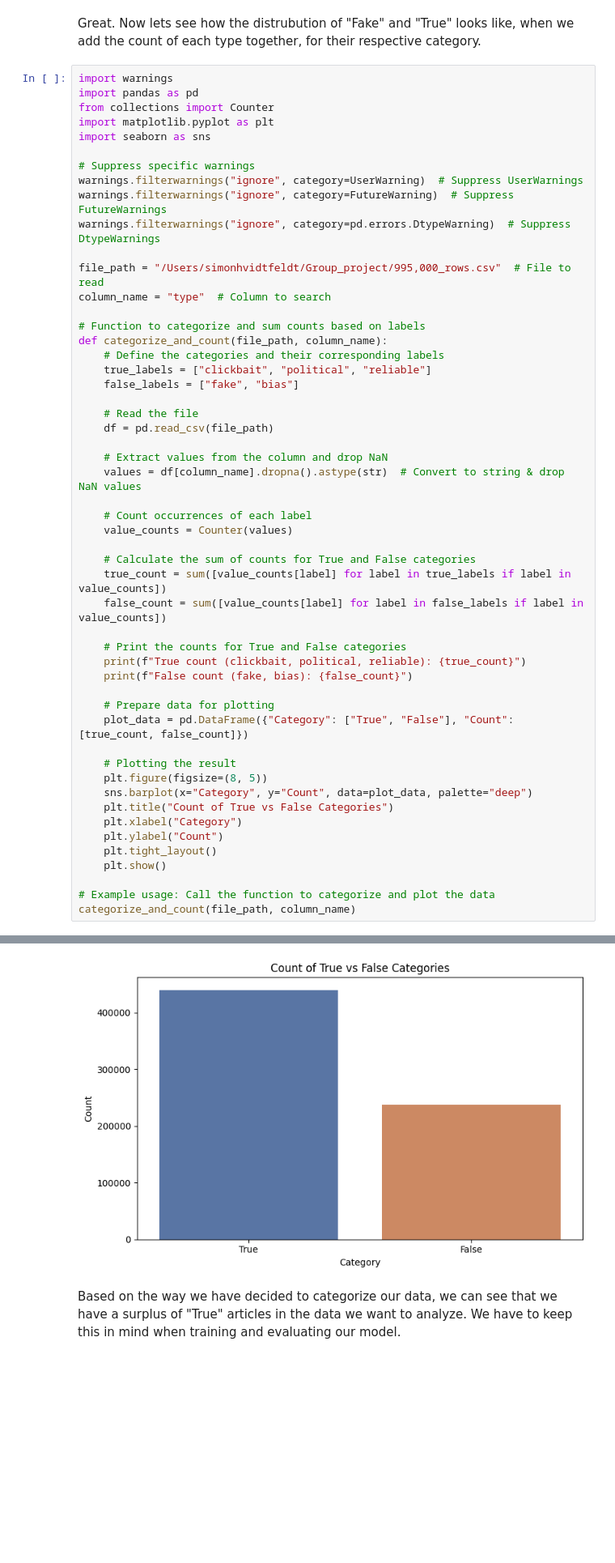
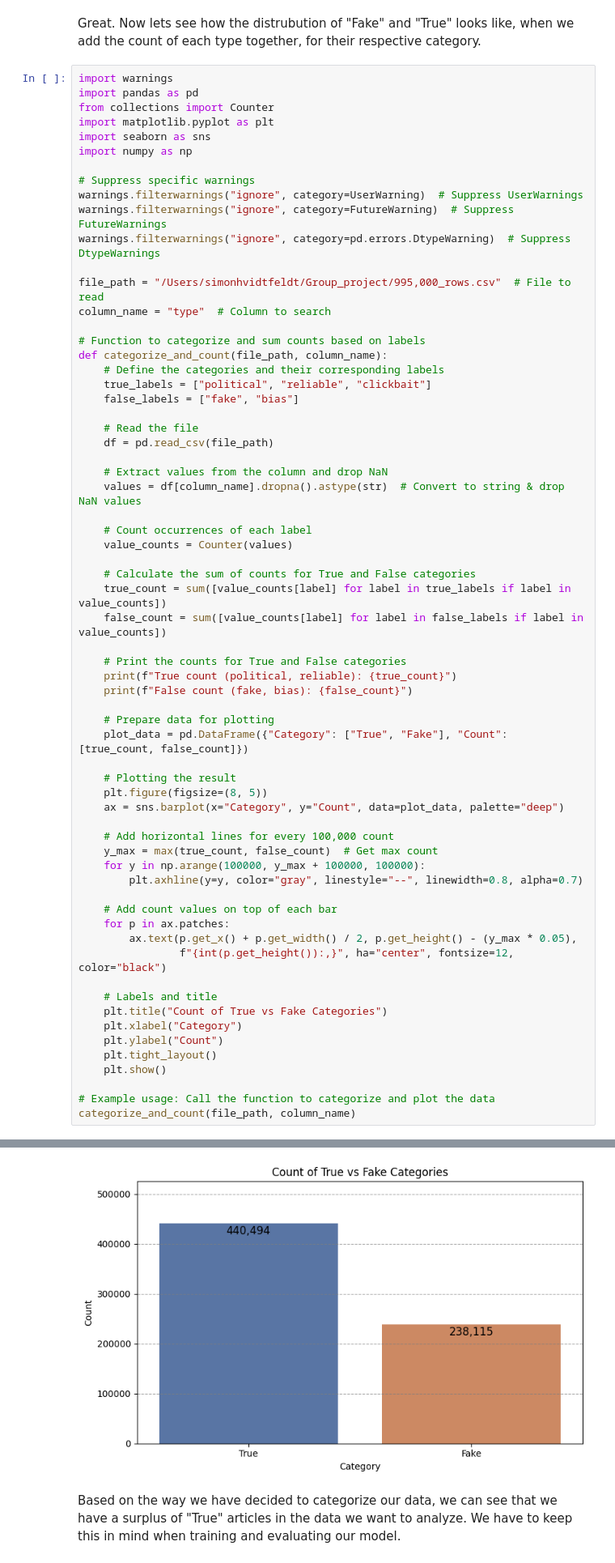
Before and after one commit to Simo259k/DS-Fake-News-Project, a Jupyter notebook: Part 2/Task_0.ipynb, the cells around one changed output, grey strips where cells are left out. Shown at 81% size. Cells and saved outputs as stored; diff of their text form; blank space fills up the shorter version.

```diff
--- a/Part 2/Task_0.ipynb
+++ b/Part 2/Task_0.ipynb
@@ -171,6 +171,7 @@ import pandas as pd
 from collections import Counter
 import matplotlib.pyplot as plt
 import seaborn as sns
+import numpy as np
 
 # Suppress specific warnings
 warnings.filterwarnings("ignore", category=UserWarning)  # Suppress UserWarnings
@@ -183,7 +184,7 @@ column_name = "type"  # Column to search
 # Function to categorize and sum counts based on labels
 def categorize_and_count(file_path, column_name):
     # Define the categories and their corresponding labels
-    true_labels = ["clickbait", "political", "reliable"]
+    true_labels = ["political", "reliable", "clickbait"]
     false_labels = ["fake", "bias"]
 
     # Read the file
@@ -200,16 +201,28 @@ def categorize_and_count(file_path, column_name):
     false_count = sum([value_counts[label] for label in false_labels if label in value_counts])
 
     # Print the counts for True and False categories
-    print(f"True count (clickbait, political, reliable): {true_count}")
+    print(f"True count (political, reliable): {true_count}")
     print(f"False count (fake, bias): {false_count}")
 
     # Prepare data for plotting
-    plot_data = pd.DataFrame({"Category": ["True", "False"], "Count": [true_count, false_count]})
+    plot_data = pd.DataFrame({"Category": ["True", "Fake"], "Count": [true_count, false_count]})
 
     # Plotting the result
     plt.figure(figsize=(8, 5))
-    sns.barplot(x="Category", y="Count", data=plot_data, palette="deep")
-    plt.title("Count of True vs False Categories")
+    ax = sns.barplot(x="Category", y="Count", data=plot_data, palette="deep")
+
+    # Add horizontal lines for every 100,000 count
+    y_max = max(true_count, false_count)  # Get max count
+    for y in np.arange(100000, y_max + 100000, 100000):
+        plt.axhline(y=y, color="gray", linestyle="--", linewidth=0.8, alpha=0.7)
+
+    # Add count values on top of each bar
+    for p in ax.patches:
+        ax.text(p.get_x() + p.get_width() / 2, p.get_height() - (y_max * 0.05),
+                f"{int(p.get_height()):,}", ha="center", fontsize=12, color="black")
+
+    # Labels and title
+    plt.title("Count of True vs Fake Categories")
     plt.xlabel("Category")
     plt.ylabel("Count")
     plt.tight_layout()
@@ -222,5 +235,5 @@ True count (clickbait, political, reliable): 440494
 False count (fake, bias): 238115
-[figure, old version]
+[figure, new version]
 # %% [markdown]
 Based on the way we have decided to categorize our data, we can see that we have a surplus of "True" articles in the data we want to analyze. We have to keep this in mind when training and evaluating our model.
 # %% [markdown]
```
Also changed, not shown: parts of 1 cell of this notebook.
